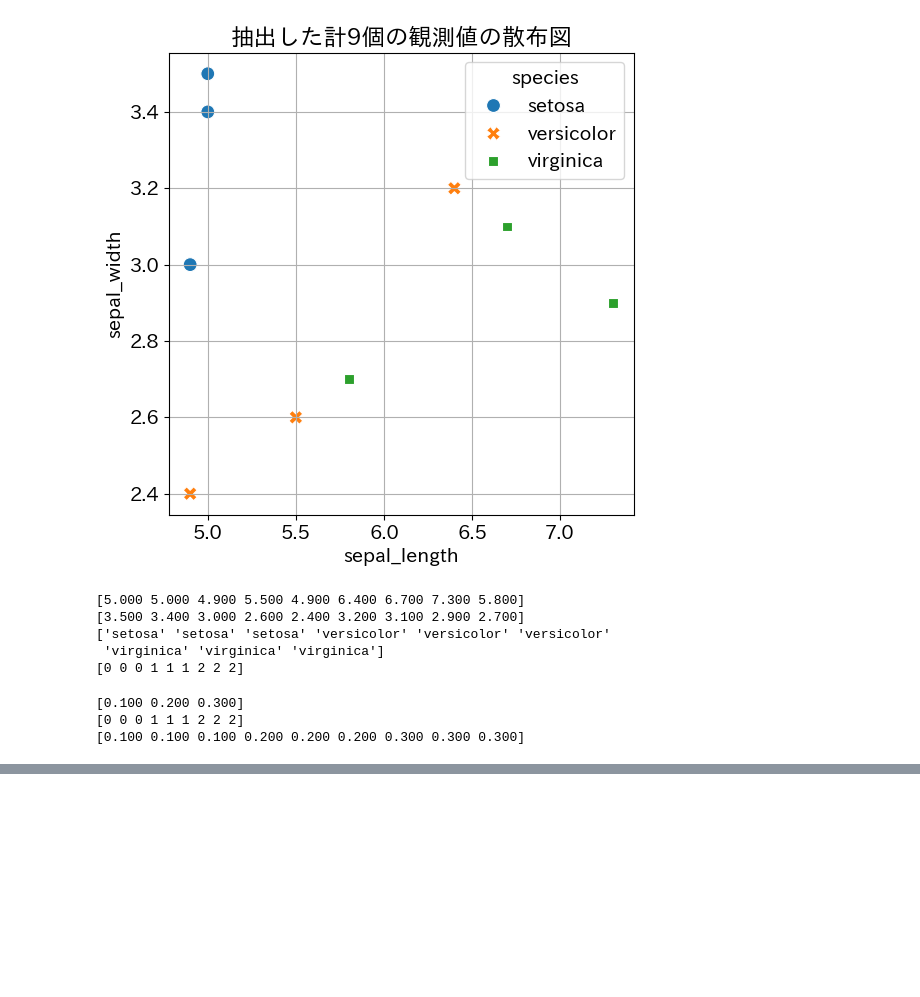
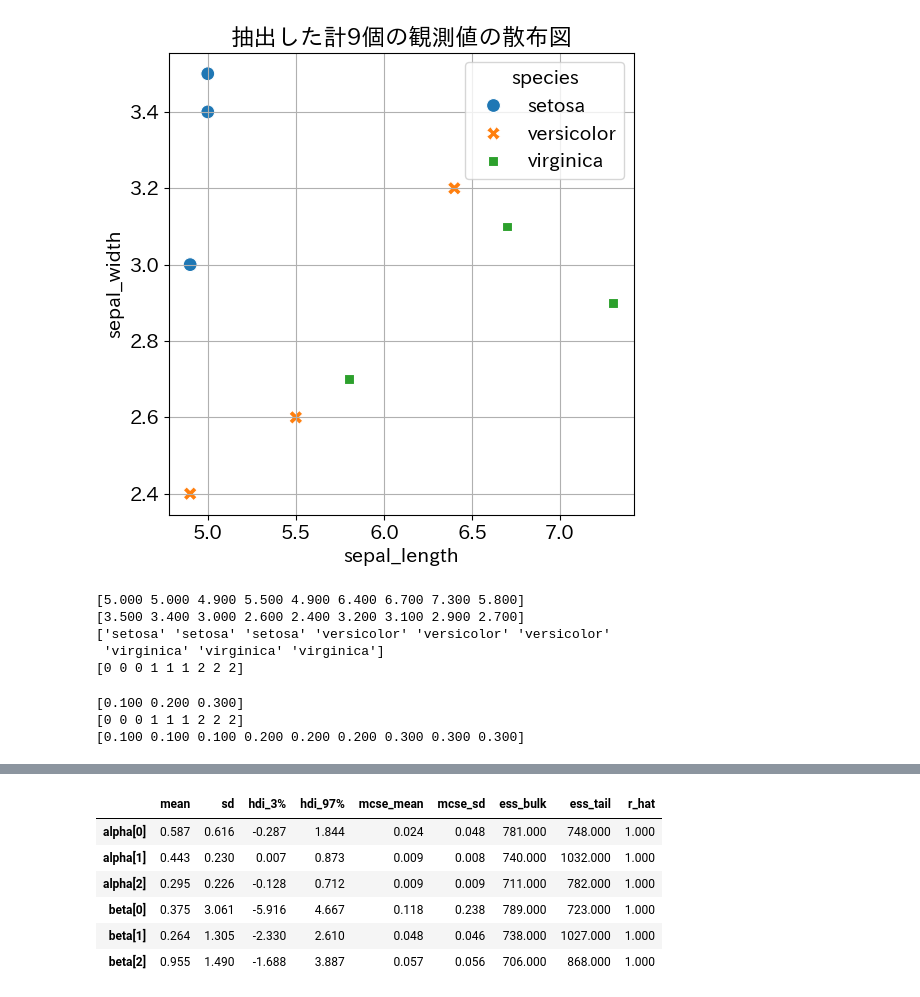
Before and after one commit to maton369/Bayesian_Inference_Practice, a Jupyter notebook: 5_3_階層ベイズモデル.ipynb, the cells around one changed output, grey strips where cells are left out. Drawn from its saved outputs; the diff is of its cells as text; code cells hidden in the pictures; blank space fills up the shorter version.

```diff
--- a/5_3_階層ベイズモデル.ipynb
+++ b/5_3_階層ベイズモデル.ipynb
@@ -231,0 +265,11 @@ display(g)
+# %%
+summary1 = az.summary(idata1, var_names=["alpha", "beta"])
+display(summary1)
+# %% [output]
+|  | mean | sd | hdi_3% | hdi_97% | mcse_mean | mcse_sd | ess_bulk | ess_tail | r_hat |
+| alpha[0] | 0.587 | 0.616 | -0.287 | 1.844 | 0.024 | 0.048 | 781.000 | 748.000 | 1.000 |
+| alpha[1] | 0.443 | 0.230 | 0.007 | 0.873 | 0.009 | 0.008 | 740.000 | 1032.000 | 1.000 |
+| alpha[2] | 0.295 | 0.226 | -0.128 | 0.712 | 0.009 | 0.009 | 711.000 | 782.000 | 1.000 |
+| beta[0] | 0.375 | 3.061 | -5.916 | 4.667 | 0.118 | 0.238 | 789.000 | 723.000 | 1.000 |
+| beta[1] | 0.264 | 1.305 | -2.330 | 2.610 | 0.048 | 0.046 | 738.000 | 1027.000 | 1.000 |
+| beta[2] | 0.955 | 1.490 | -1.688 | 3.887 | 0.057 | 0.056 | 706.000 | 868.000 | 1.000 |
```
Also changed, not shown: parts of 4 cells of this notebook.
